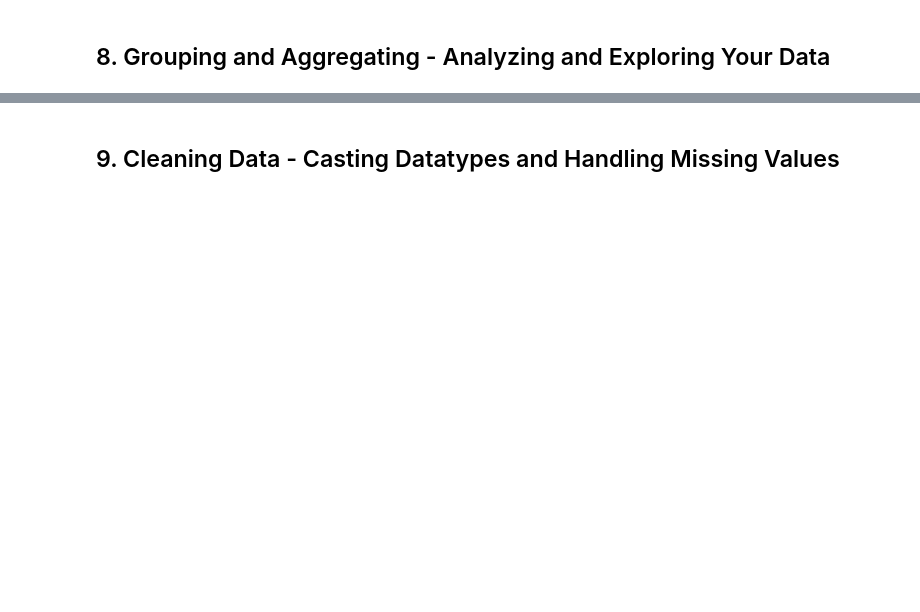
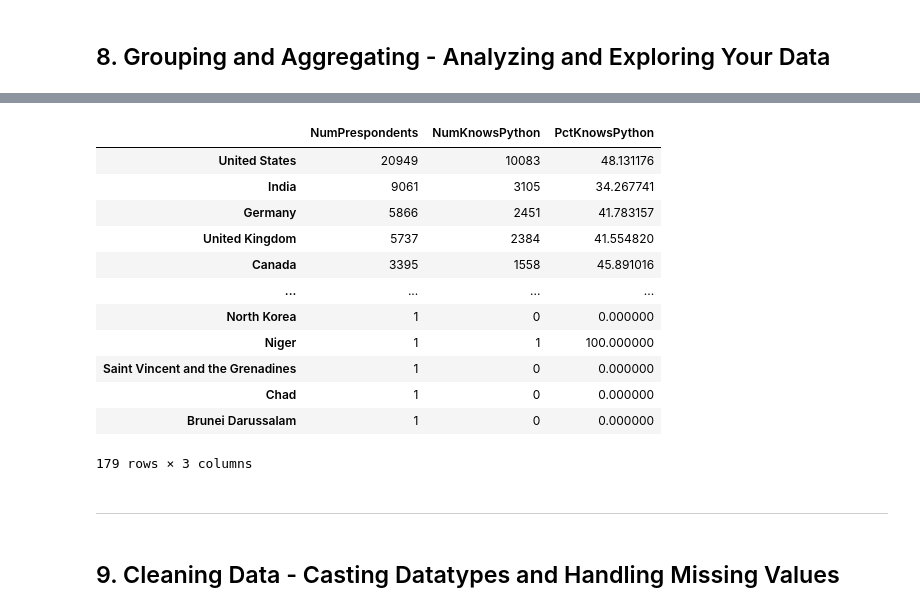
Before and after one commit to surajwate/Important-Python-Concepts, a Jupyter notebook: Pandas/pandas.ipynb, the cells around one changed output, grey strips where cells are left out. Saved outputs shown, nothing was run; the diff lists cells and outputs as text; code cells hidden in the pictures; blank space fills up the shorter version.

```diff
--- a/Pandas/pandas.ipynb
+++ b/Pandas/pandas.ipynb
@@ -1145,0 +1472,5 @@ Name: SalaryUSD, dtype: float64
+# %%
+counting_using_python = country_grp['LanguageWorkedWith'].apply(lambda x: x.str.contains('Python').sum())
+# %%
+python_df = pd.concat([country_respondent, counting_using_python], axis='columns', sort=False)
+python_df
@@ -1145,0 +1491,2 @@ Name: SalaryUSD, dtype: float64
+# %%
+python_df.rename(columns={'Country':'NumPrespondents', 'LanguageWorkedWith':'NumKnowsPython'}, inplace=True)
@@ -1146,2 +1509,22 @@ Name: SalaryUSD, dtype: float64
+# %%
+python_df['PctKnowsPython'] = python_df['NumKnowsPython'] / python_df['NumPrespondents'] * 100
+# %%
+python_df
+# %% [output]
+|  | NumPrespondents | NumKnowsPython | PctKnowsPython |
+| United States | 20949 | 10083 | 48.131176 |
+| India | 9061 | 3105 | 34.267741 |
+| Germany | 5866 | 2451 | 41.783157 |
+| United Kingdom | 5737 | 2384 | 41.554820 |
+| Canada | 3395 | 1558 | 45.891016 |
+| ... | ... | ... | ... |
+| North Korea | 1 | 0 | 0.000000 |
+| Niger | 1 | 1 | 100.000000 |
+| Saint Vincent and the Grenadines | 1 | 0 | 0.000000 |
+| Chad | 1 | 0 | 0.000000 |
+| Brunei Darussalam | 1 | 0 | 0.000000 |
+179 rows × 3 columns
+# %% [markdown]
+--------------
 # %% [markdown]
 ## 9. Cleaning Data - Casting Datatypes and Handling Missing Values
```
Also changed, not shown: parts of 73 cells of this notebook.
